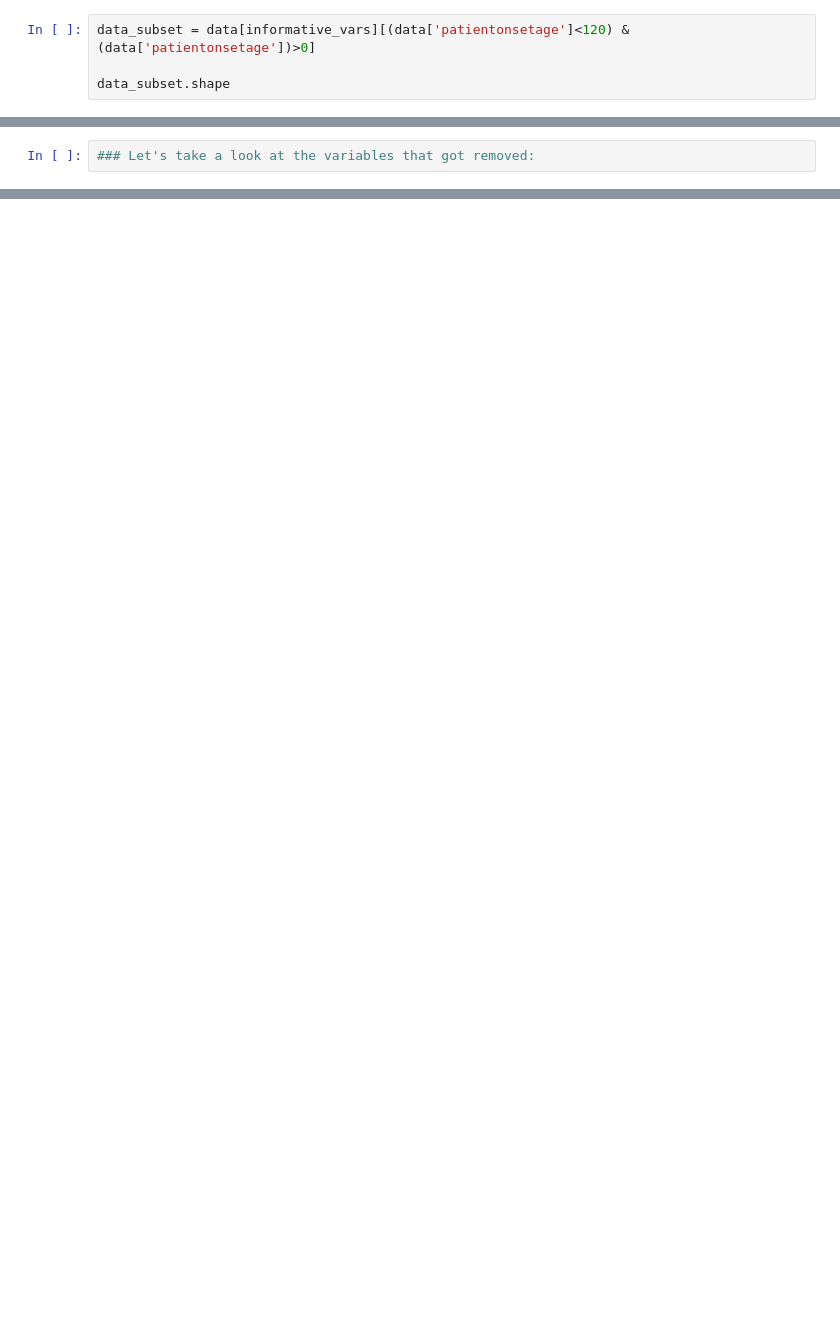
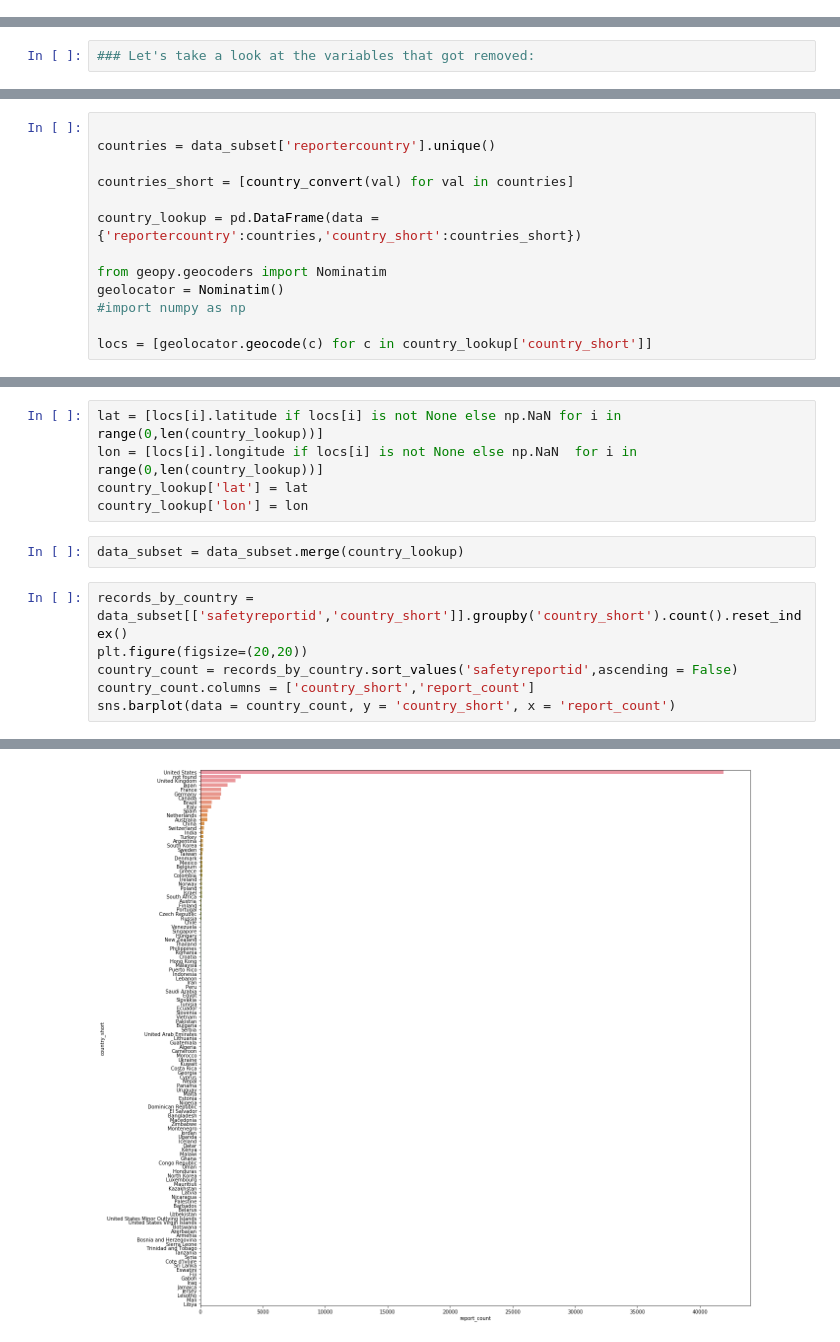
Before and after one commit to samimath/openFDA, a Jupyter notebook: eda.ipynb, the cells around one changed output, grey strips where cells are left out. Cells and saved outputs as stored; diff of their text form; blank space fills up the shorter version.

```diff
--- a/eda.ipynb
+++ b/eda.ipynb
@@ -90,4 +116,0 @@ len(informative_vars)
-# %%
-data_subset = data[informative_vars][(data['patientonsetage']<120) & (data['patientonsetage'])>0]
-
-data_subset.shape
@@ -123,0 +153,13 @@ From the metadata, we know that the flag `serious` indicates whether or not the
+# %%
+
+countries = data_subset['reportercountry'].unique()
+
+countries_short = [country_convert(val) for val in countries]
+
+country_lookup = pd.DataFrame(data = {'reportercountry':countries,'country_short':countries_short})
+
+from geopy.geocoders import Nominatim
+geolocator = Nominatim()
+#import numpy as np
+
+locs = [geolocator.geocode(c) for c in country_lookup['country_short']]
@@ -123,0 +170,14 @@ From the metadata, we know that the flag `serious` indicates whether or not the
+# %%
+lat = [locs[i].latitude if locs[i] is not None else np.NaN for i in range(0,len(country_lookup))]
+lon = [locs[i].longitude if locs[i] is not None else np.NaN  for i in range(0,len(country_lookup))]
+country_lookup['lat'] = lat
+country_lookup['lon'] = lon
+# %%
+data_subset = data_subset.merge(country_lookup)
+# %%
+records_by_country = data_subset[['safetyreportid','country_short']].groupby('country_short').count().reset_index()
+plt.figure(figsize=(20,20))
+country_count = records_by_country.sort_values('safetyreportid',ascending = False)
+country_count.columns = ['country_short','report_count']
+sns.barplot(data = country_count, y = 'country_short', x = 'report_count')
+# %% [output]
@@ -123,0 +185 @@ From the metadata, we know that the flag `serious` indicates whether or not the
+[figure, added]
```
Also changed, not shown: parts of 25 cells of this notebook.
